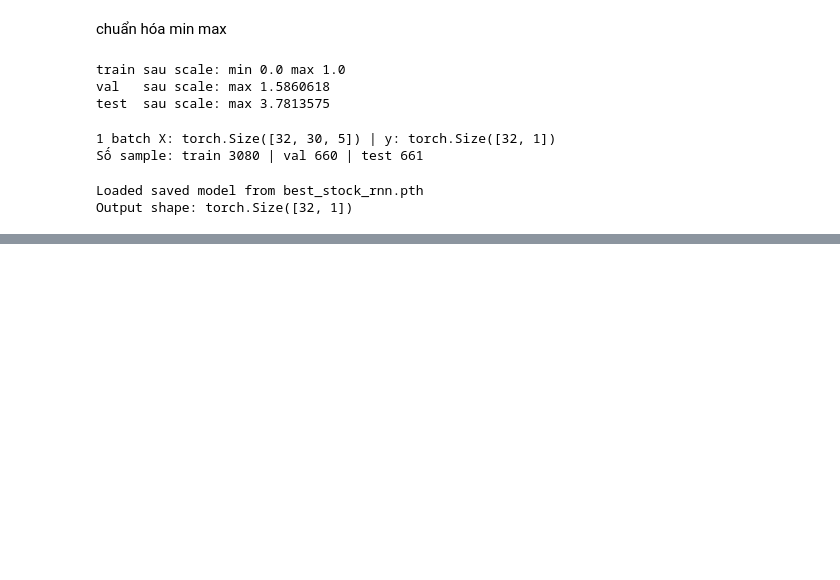
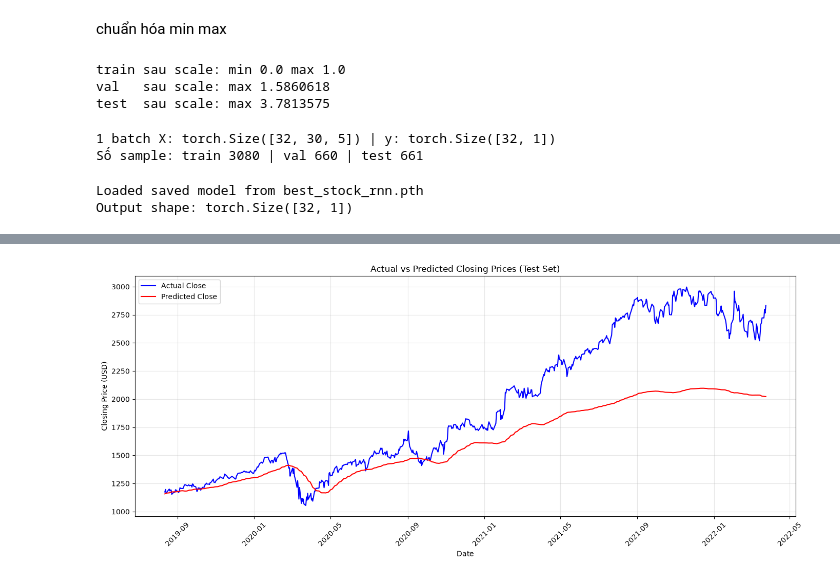
Before and after one commit to th3dummyking/RNN_midterm_G2, a Jupyter notebook: main.ipynb, the cells around one changed output, grey strips where cells are left out. Cells and saved outputs as stored; diff of their text form; code cells hidden in the pictures; blank space fills up the shorter version.

Commit message:
Add test prediction plots and baseline comparison

```diff
--- a/main.ipynb
+++ b/main.ipynb
@@ -316,14 +327,22 @@ class StockRNN(nn.Module):
 model = StockRNN(input_size=n_features)
 
 
-try :
-    model.load_state_dict(torch.load("best_stock_rnn.pth", weights_only=True))
+try:
+    model.load_state_dict(
+        torch.load(
+            "best_stock_rnn.pth",
+            map_location="cpu",
+            weights_only=True
+        )
+    )
     print("Loaded saved model from best_stock_rnn.pth")
 except FileNotFoundError:
     print("No saved model found. Training a new model.")
 
 prediction = model(xb)
-print("Output shape:", prediction.shape)  # mong đợi (batch_size, 1)
+
+print("Output shape:", prediction.shape)
+
 assert prediction.shape == yb.shape
 # %% [output]
 Loaded saved model from best_stock_rnn.pth
@@ -402,0 +425,47 @@ Best validation loss: 0.002922
+# %%
+# 1. Plot Actual vs Predicted Closing Prices on Test Set
+
+model.eval()
+
+predictions = []
+
+with torch.no_grad():
+    for batch_X, _ in test_loader:
+        batch_X = batch_X.to(device)
+        output = model(batch_X)
+        predictions.append(output.cpu().numpy())
+
+# Combine all batch predictions
+y_pred_scaled = np.concatenate(predictions, axis=0)
+
+# Convert predictions back to original price scale
+y_pred = inverse_y(y_pred_scaled).flatten()
+y_actual = y_test.flatten()
+
+# Get corresponding test dates
+test_dates = df_sorted["Date"].iloc[
+    WINDOW + n_train + n_val:
+].to_numpy()
+
+# Check dimensions
+assert len(y_pred) == len(y_actual) == len(test_dates)
+
+# Plot
+plt.figure(figsize=(14, 6))
+
+plt.plot(test_dates, y_actual,
+         label="Actual Close", color="blue")
+
+plt.plot(test_dates, y_pred,
+         label="Predicted Close", color="red")
+
+plt.title("Actual vs Predicted Closing Prices (Test Set)")
+plt.xlabel("Date")
+plt.ylabel("Closing Price (USD)")
+plt.legend()
+plt.grid(True, alpha=0.3)
+plt.xticks(rotation=45)
+plt.tight_layout()
+plt.show()
+# %% [output]
+[figure, added]
```
Also changed, not shown: parts of 11 cells of this notebook.
